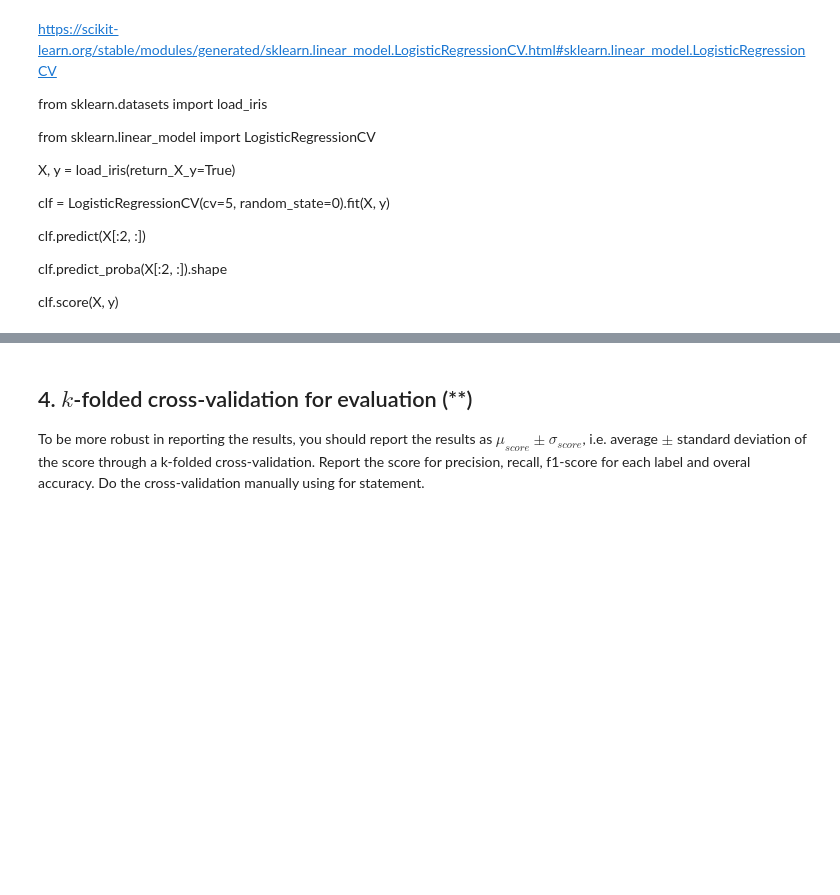
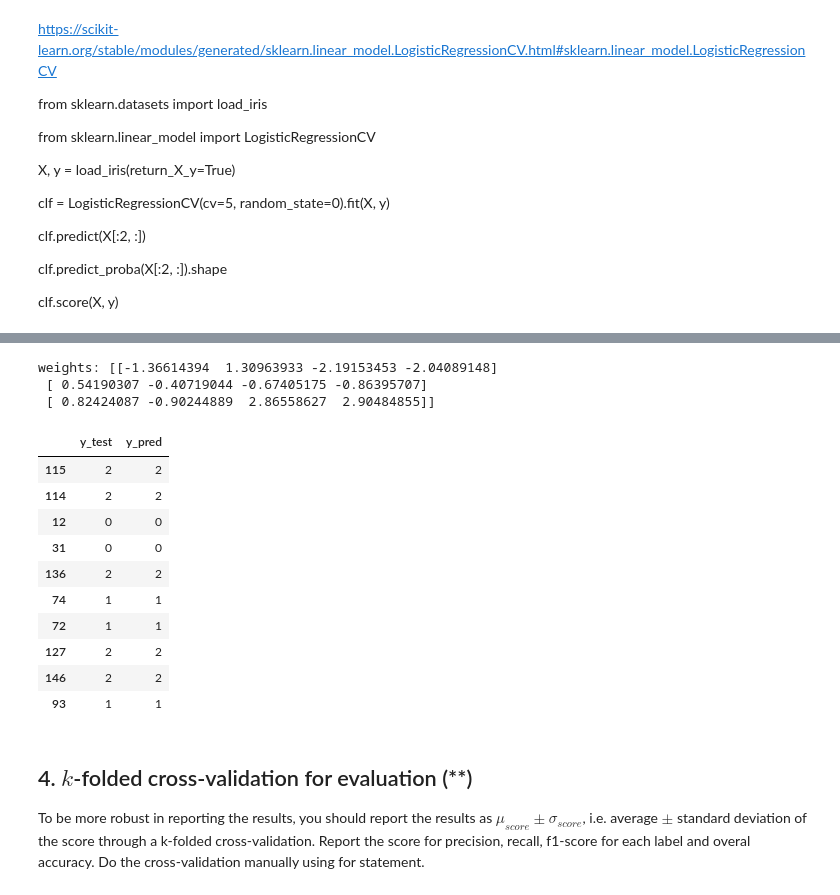
Before and after one commit to yuna-liu/Maskininlarning-Yuna-Liu, a Jupyter notebook: Exercises/E04_logistic_regression.ipynb, the cells around one changed output, grey strips where cells are left out. Drawn from its saved outputs; the diff is of its cells as text; code cells hidden in the pictures; blank space fills up the shorter version.

```diff
--- a/Exercises/E04_logistic_regression.ipynb
+++ b/Exercises/E04_logistic_regression.ipynb
@@ -473,0 +477,14 @@ weights: [[-1.36614394  1.30963933 -2.19153453 -2.04089148]
+# %%
+# use elasticnet with saga solver
+# max_iter=10000 to make model convergent.
+
+from sklearn.linear_model import LogisticRegressionCV
+log_model = LogisticRegressionCV(l1_ratios=[0, 0.00001, 0.0001, 0.001, 0.01, .1, .2, .5], penalty='elasticnet', solver='saga', max_iter=10000, random_state=42)
+# cv=5 by default
+log_model.fit(scaled_X_train, y_train)
+print(f'l1_ratios for the three classes: {log_model.l1_ratio_}')
+# Lasso has a probability of 20%, Ridge has a probability of 80% for the three classes
+# one vs rest (class1 vs not class1, class2 vs not class2, class3 vs not class3)
+
+print(f'weights: {log_model.coef_}')
+print(f'intercepts:{log_model.intercept_}')
@@ -534,6 +557,29 @@ weighted avg       0.98      0.98      0.98        46
 </details>
 
 ---
+# %%
+from sklearn.linear_model import LogisticRegressionCV
+log_model = LogisticRegressionCV(cv=5, random_state=42)
+log_model.fit(scaled_X_train, y_train)
+print(f'weights: {log_model.coef_}')
+y_pred = log_model.predict(scaled_X_test)
+prediction = pd.DataFrame({'y_test': y_test, 'y_pred': y_pred})
+prediction.head(10)
+# %% [output]
+weights: [[-1.36614394  1.30963933 -2.19153453 -2.04089148]
+ [ 0.54190307 -0.40719044 -0.67405175 -0.86395707]
+ [ 0.82424087 -0.90244889  2.86558627  2.90484855]]
+|  | y_test | y_pred |
+| 115 | 2 | 2 |
+| 114 | 2 | 2 |
+| 12 | 0 | 0 |
+| 31 | 0 | 0 |
+| 136 | 2 | 2 |
+| 74 | 1 | 1 |
+| 72 | 1 | 1 |
+| 127 | 2 | 2 |
+| 146 | 2 | 2 |
+| 93 | 1 | 1 |
 # %% [markdown]
 ## 4. $k$-folded cross-validation for evaluation (**)
 
```
Also changed, not shown: parts of 4 cells of this notebook.
